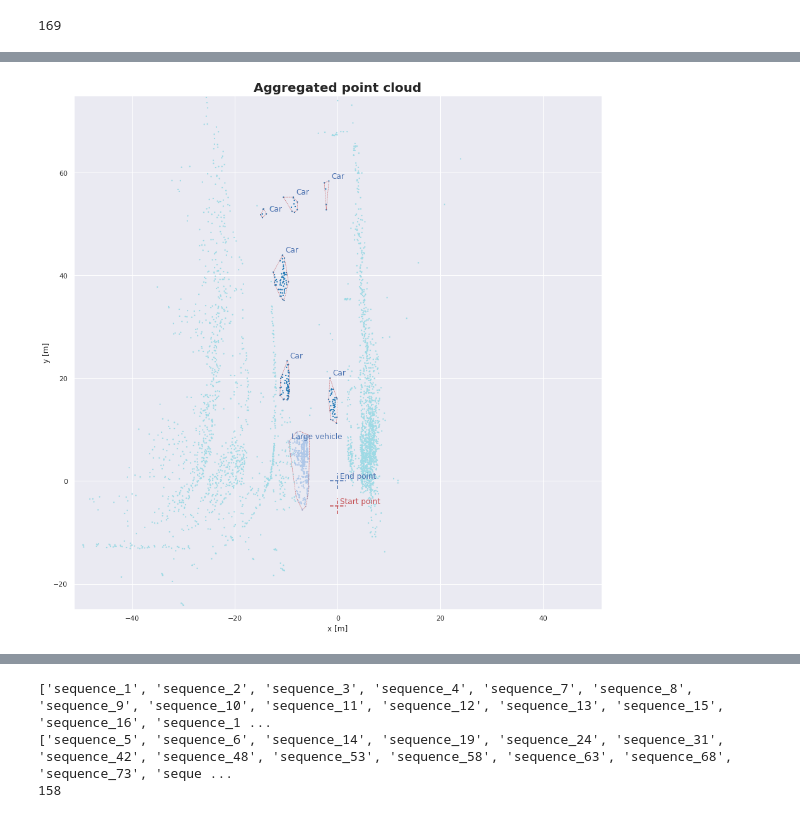
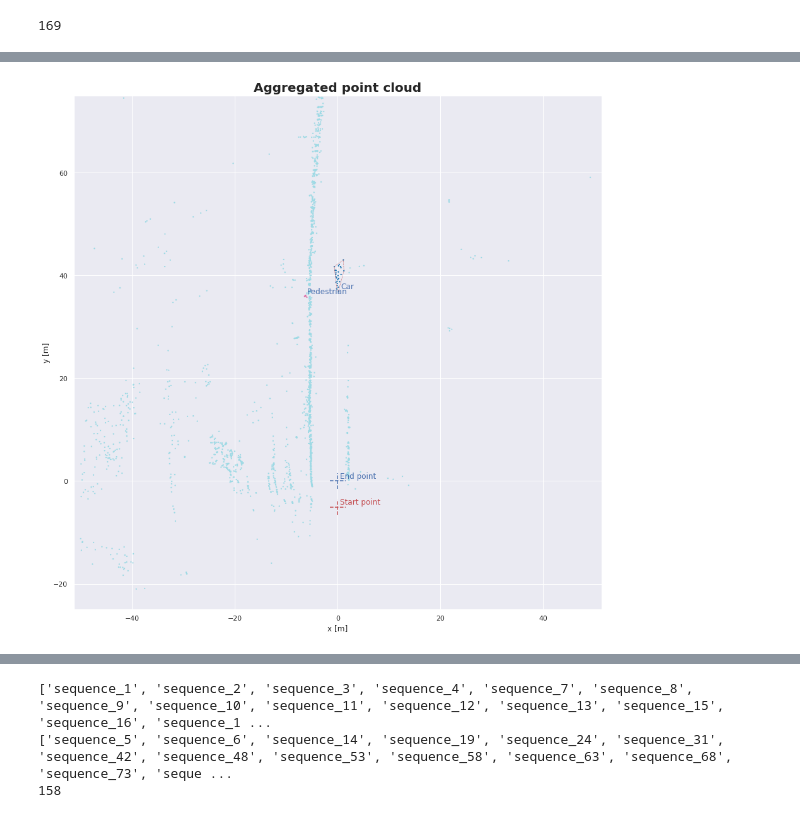
Before and after one commit to santimontiel/grid-mapping-radar, a Jupyter notebook: generate_grid_dataset.ipynb, the cells around one changed output, grey strips where cells are left out. Cells and saved outputs as stored; diff of their text form; code cells hidden in the pictures.

```diff
--- a/generate_grid_dataset.ipynb
+++ b/generate_grid_dataset.ipynb
@@ -117,21 +117,21 @@ First x: 5.5500030517578125, y: 2.3699951171875
 # %%
 from preprocessing import aggregated_point_cloud, aggregated_camera_image, group_timestamps_by_time, plot_aggregated_point_cloud
 test_grouped_timestamps = group_timestamps_by_time(timestamps, 500)
 # assert test_grouped_timestamps == frames
 
-test_frame = frames[166]
+test_frame = frames[0]
 test_image_name = aggregated_camera_image(test_frame, sequence)
 test_aggregated_point_cloud = aggregated_point_cloud(test_frame, sequence)
 pc = test_aggregated_point_cloud[0]
 x0 = test_aggregated_point_cloud[2]
 y0 = test_aggregated_point_cloud[3]
 x1 = test_aggregated_point_cloud[4]
 y1 = test_aggregated_point_cloud[5]
 
 plot_aggregated_point_cloud(pc, x0, y0, x1, y1)
 # test_aggregated_point_cloud
 # %% [output]
-[figure, old version]
+[figure, new version]
 # %%
 from preprocessing import translate_categories
 cat_num = pc['label_id'].unique().tolist()
```
Also changed, not shown: parts of 7 cells of this notebook, 3 other files.
